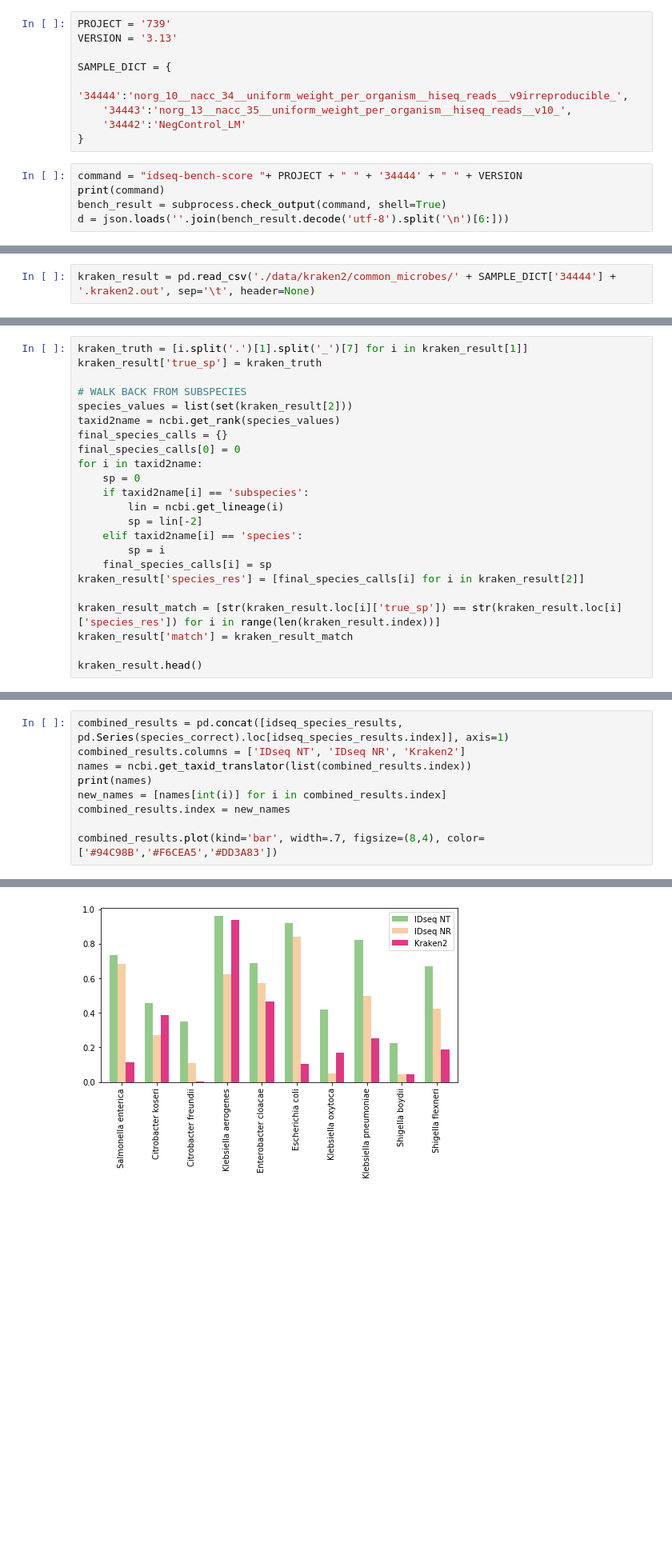
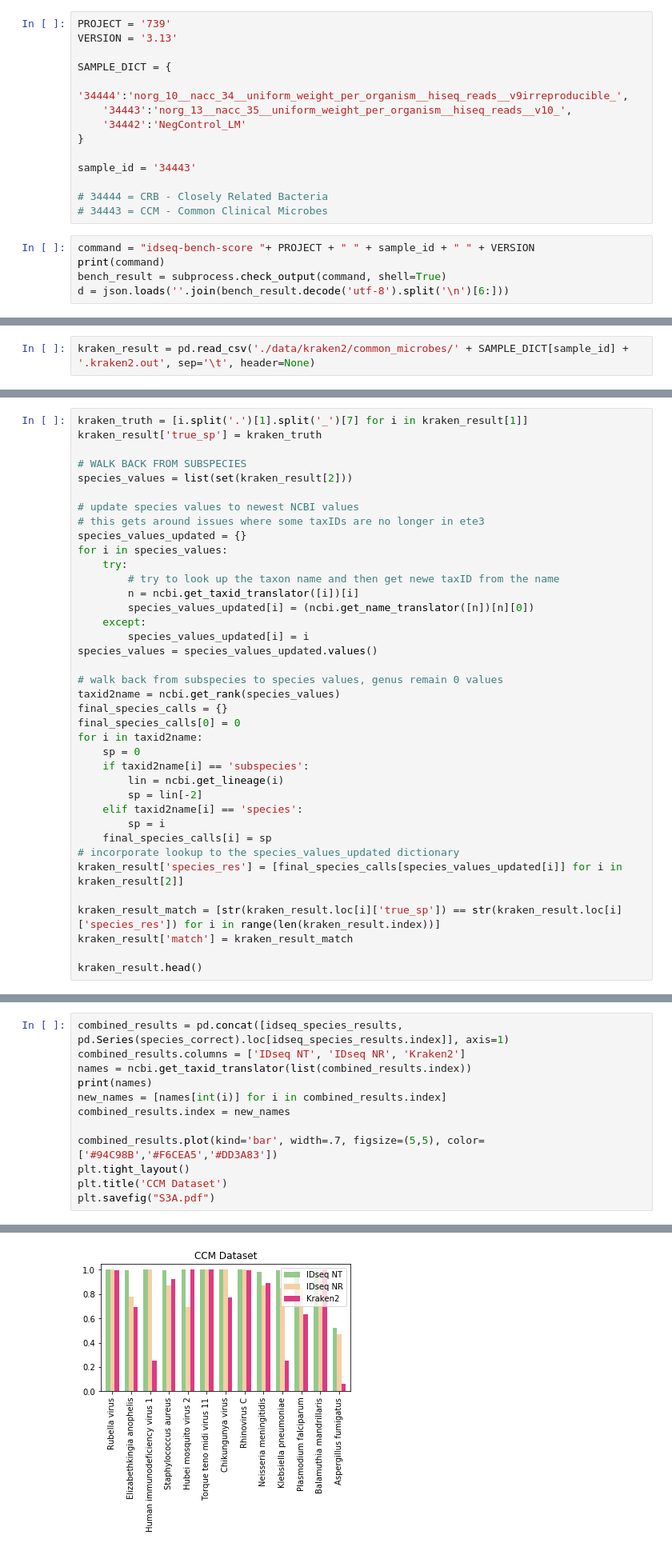
Before and after one commit to katrinakalantar/idseq-benchmark-manuscript, a Jupyter notebook: result_scripts/Supp. Benchmark Datasets.ipynb, the cells around one changed output, grey strips where cells are left out. Shown at 80% size. Cells and saved outputs as stored; diff of their text form; blank space fills up the shorter version.

Commit message:
add supplemental figure 3

```diff
--- a/result_scripts/Supp. Benchmark Datasets.ipynb
+++ b/result_scripts/Supp. Benchmark Datasets.ipynb
@@ -39,8 +39,13 @@ SAMPLE_DICT = {
     '34443':'norg_13__nacc_35__uniform_weight_per_organism__hiseq_reads__v10_',
     '34442':'NegControl_LM'
 }
+
+sample_id = '34443'
+
+# 34444 = CRB - Closely Related Bacteria
+# 34443 = CCM - Common Clinical Microbes
 # %%
-command = "idseq-bench-score "+ PROJECT + " " + '34444' + " " + VERSION
+command = "idseq-bench-score "+ PROJECT + " " + sample_id + " " + VERSION
 print(command)
 bench_result = subprocess.check_output(command, shell=True)
 d = json.loads(''.join(bench_result.decode('utf-8').split('\n')[6:]))
@@ -49,4 +54,4 @@ idseq-bench-score 739 34444 3.13
 # %% [markdown]
 ### Load Kraken results
 # %%
-kraken_result = pd.read_csv('./data/kraken2/common_microbes/' + SAMPLE_DICT['34444'] + '.kraken2.out', sep='\t', header=None)
+kraken_result = pd.read_csv('./data/kraken2/common_microbes/' + SAMPLE_DICT[sample_id] + '.kraken2.out', sep='\t', header=None)
@@ -56,6 +70,20 @@ kraken_result['true_sp'] = kraken_truth
 
 # WALK BACK FROM SUBSPECIES
 species_values = list(set(kraken_result[2]))
+
+# update species values to newest NCBI values
+# this gets around issues where some taxIDs are no longer in ete3
+species_values_updated = {}
+for i in species_values:
+    try:
+        # try to look up the taxon name and then get newe taxID from the name
+        n = ncbi.get_taxid_translator([i])[i]
+        species_values_updated[i] = (ncbi.get_name_translator([n])[n][0])
+    except:
+        species_values_updated[i] = i
+species_values = species_values_updated.values()
+
+# walk back from subspecies to species values, genus remain 0 values
 taxid2name = ncbi.get_rank(species_values)
 final_species_calls = {}
 final_species_calls[0] = 0
@@ -67,7 +95,8 @@ for i in taxid2name:
     elif taxid2name[i] == 'species':
         sp = i
     final_species_calls[i] = sp
-kraken_result['species_res'] = [final_species_calls[i] for i in kraken_result[2]]
+# incorporate lookup to the species_values_updated dictionary
+kraken_result['species_res'] = [final_species_calls[species_values_updated[i]] for i in kraken_result[2]]
 
 kraken_result_match = [str(kraken_result.loc[i]['true_sp']) == str(kraken_result.loc[i]['species_res']) for i in range(len(kraken_result.index))]
 kraken_result['match'] = kraken_result_match
@@ -179,5 +211,8 @@ print(names)
 new_names = [names[int(i)] for i in combined_results.index]
 combined_results.index = new_names
 
-combined_results.plot(kind='bar', width=.7, figsize=(8,4), color=['#94C98B','#F6CEA5','#DD3A83'])
+combined_results.plot(kind='bar', width=.7, figsize=(5,5), color=['#94C98B','#F6CEA5','#DD3A83'])
+plt.tight_layout()
+plt.title('CCM Dataset')
+plt.savefig("S3A.pdf")
 # %% [output]
@@ -186,4 +220,4 @@ combined_results.plot(kind='bar', width=.7, figsize=(8,4), color=['#94C98B','#F6
-[figure, old version]
+[figure, new version]
 # %%
 results_described = combined_results.describe()
 print(results_described)
```
Also changed, not shown: parts of 12 cells of this notebook, 3 other files.
